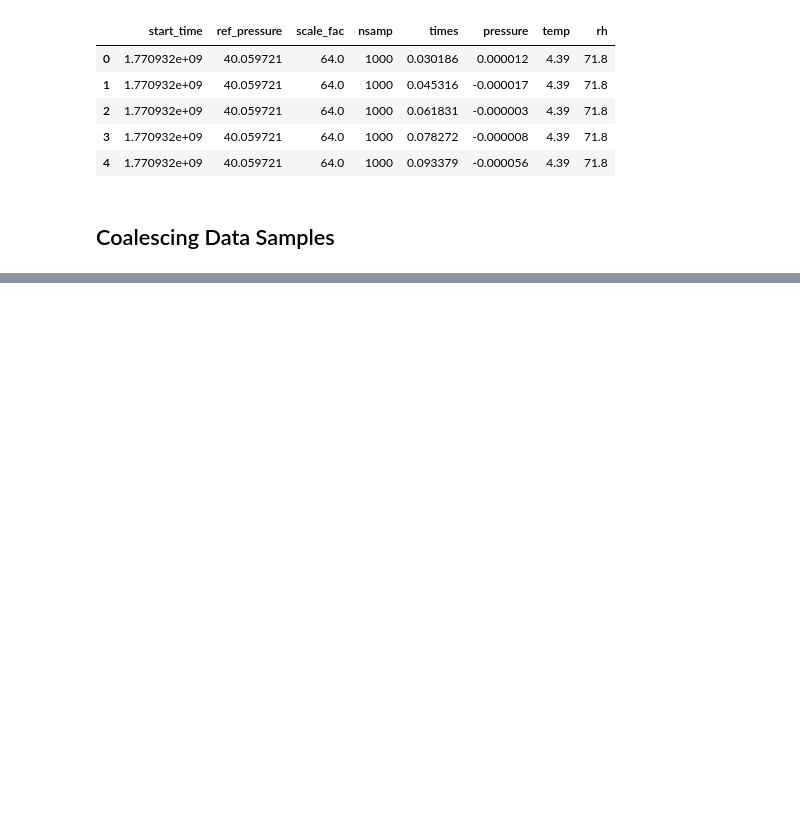
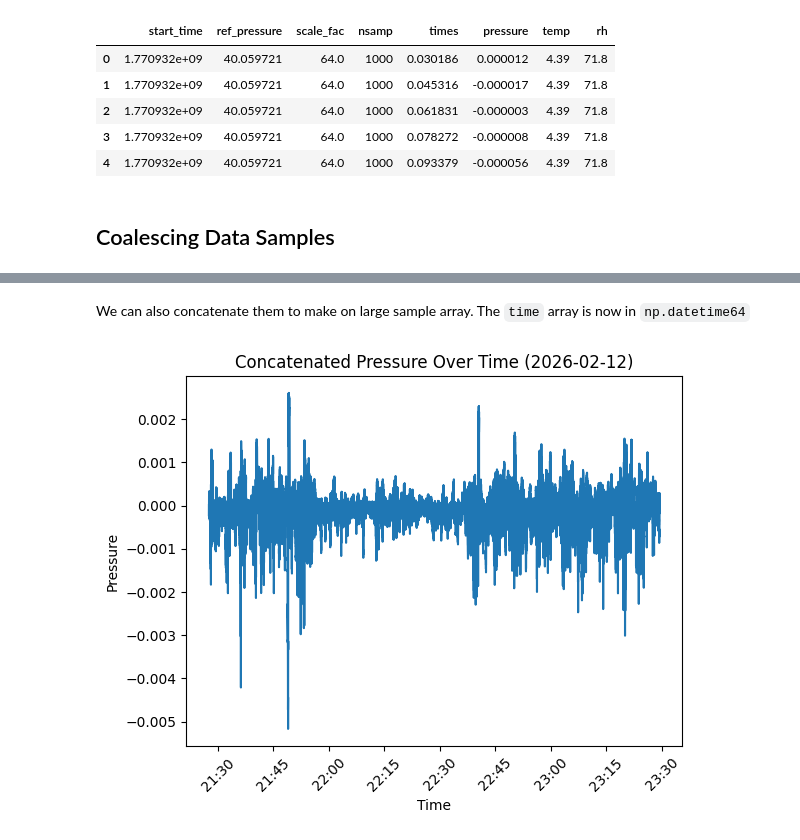
Before and after one commit to kartographer/met4a_data, a Jupyter notebook: notebooks/extract_data.ipynb, the cells around one changed output, grey strips where cells are left out. Drawn from its saved outputs; the diff is of its cells as text; code cells hidden in the pictures; blank space fills up the shorter version.

```diff
--- a/notebooks/extract_data.ipynb
+++ b/notebooks/extract_data.ipynb
@@ -90,0 +81,22 @@ plt.xticks(rotation=45);
+# %% [markdown]
+We can also concatenate them to make on large sample array. The `time` array is now in `np.datetime64`
+# %%
+%matplotlib inline
+import numpy as np
+import matplotlib.pyplot as plt
+import matplotlib.dates as mdates
+
+time, pressure = coalesce_time_pressure(data_list, concatenate=True)
+
+fig, ax = plt.subplots()
+
+ax.plot(time, pressure, label=f"Dataset {idx+1}")
+
+date_str = time[0].astype('datetime64[ms]').item().strftime('%Y-%m-%d')
+plt.title(f"Concatenated Pressure Over Time ({date_str})")
+plt.xlabel("Time")
+plt.ylabel("Pressure")
+ax.xaxis.set_major_formatter(mdates.DateFormatter('%H:%M'))
+plt.xticks(rotation=45);
+# %% [output]
+[figure, added]
```
Also changed, not shown: parts of 5 cells of this notebook, 1 other file.
